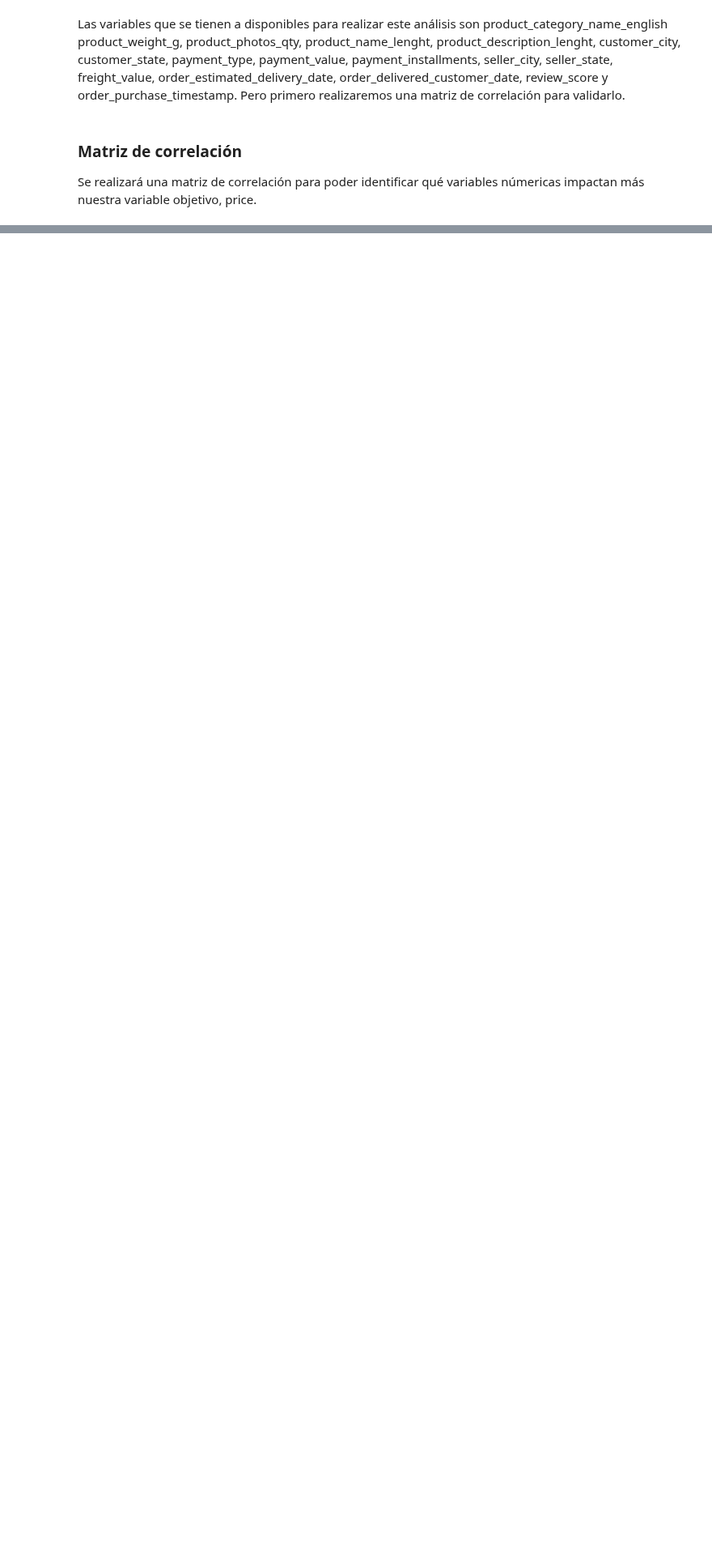
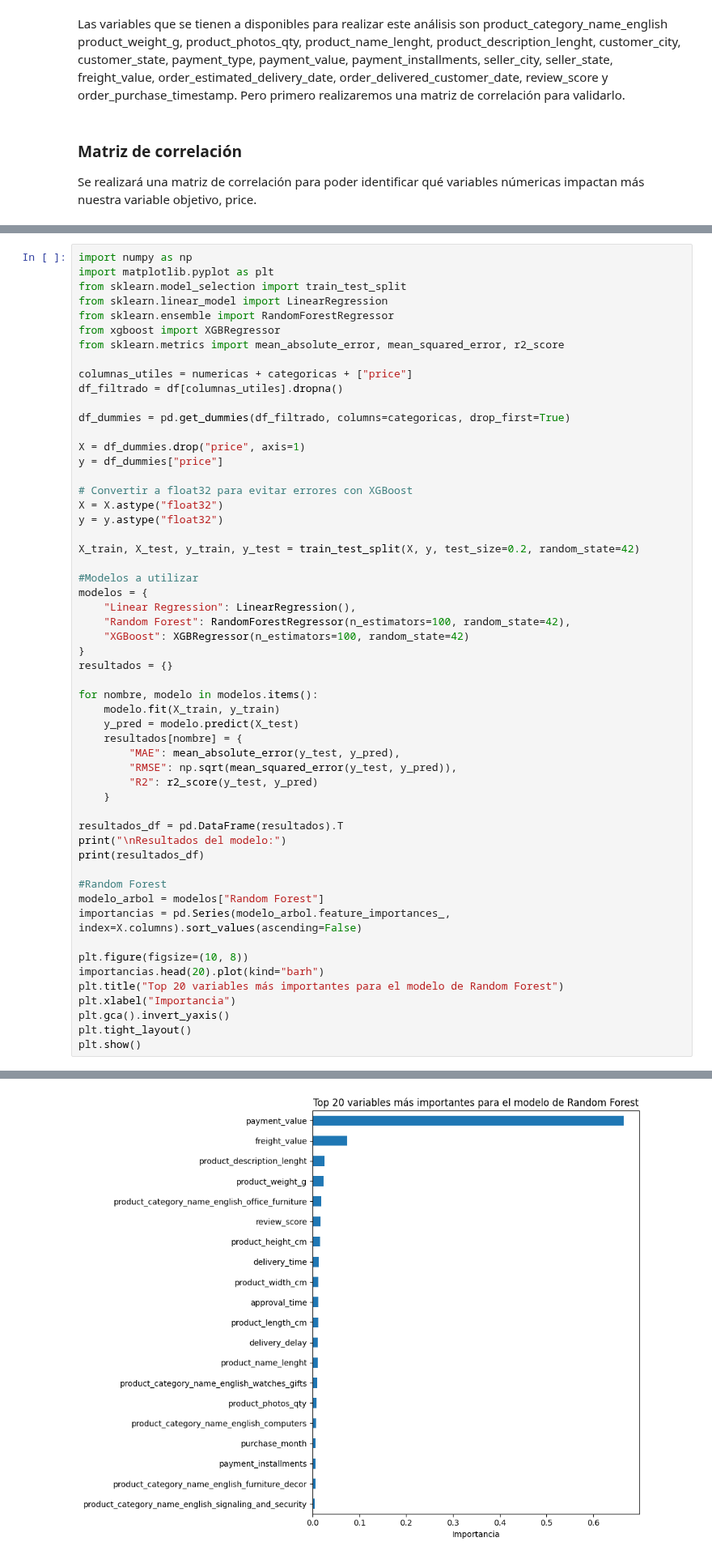
Before and after one commit to tsc221645/CC3074_Proyecto_Final, a Jupyter notebook: semana4/refactor_approach.ipynb, the cells around one changed output, grey strips where cells are left out. Shown at 81% size. Drawn from its saved outputs; the diff is of its cells as text; blank space fills up the shorter version.

Commit message:
feat: regression models

```diff
--- a/semana4/refactor_approach.ipynb
+++ b/semana4/refactor_approach.ipynb
@@ -91,0 +98,56 @@ plt.show()
+# %%
+import numpy as np
+import matplotlib.pyplot as plt
+from sklearn.model_selection import train_test_split
+from sklearn.linear_model import LinearRegression
+from sklearn.ensemble import RandomForestRegressor
+from xgboost import XGBRegressor
+from sklearn.metrics import mean_absolute_error, mean_squared_error, r2_score
+
+columnas_utiles = numericas + categoricas + ["price"]
+df_filtrado = df[columnas_utiles].dropna()
+
+df_dummies = pd.get_dummies(df_filtrado, columns=categoricas, drop_first=True)
+
+X = df_dummies.drop("price", axis=1)
+y = df_dummies["price"]
+
+# Convertir a float32 para evitar errores con XGBoost
+X = X.astype("float32")
+y = y.astype("float32")
+
+X_train, X_test, y_train, y_test = train_test_split(X, y, test_size=0.2, random_state=42)
+
+#Modelos a utilizar
+modelos = {
+    "Linear Regression": LinearRegression(),
+    "Random Forest": RandomForestRegressor(n_estimators=100, random_state=42),
+    "XGBoost": XGBRegressor(n_estimators=100, random_state=42)
+}
+resultados = {}
+
+for nombre, modelo in modelos.items():
+    modelo.fit(X_train, y_train)
+    y_pred = modelo.predict(X_test)
+    resultados[nombre] = {
+        "MAE": mean_absolute_error(y_test, y_pred),
+        "RMSE": np.sqrt(mean_squared_error(y_test, y_pred)),
+        "R2": r2_score(y_test, y_pred)
+    }
+
+resultados_df = pd.DataFrame(resultados).T
+print("\nResultados del modelo:")
+print(resultados_df)
+
+#Random Forest
+modelo_arbol = modelos["Random Forest"]
+importancias = pd.Series(modelo_arbol.feature_importances_, index=X.columns).sort_values(ascending=False)
+
+plt.figure(figsize=(10, 8))
+importancias.head(20).plot(kind="barh")
+plt.title("Top 20 variables más importantes para el modelo de Random Forest")
+plt.xlabel("Importancia")
+plt.gca().invert_yaxis()
+plt.tight_layout()
+plt.show()
+# %% [output]
@@ -91,0 +159 @@ plt.show()
+[figure, added]
```
Also changed, not shown: parts of 9 cells of this notebook.
